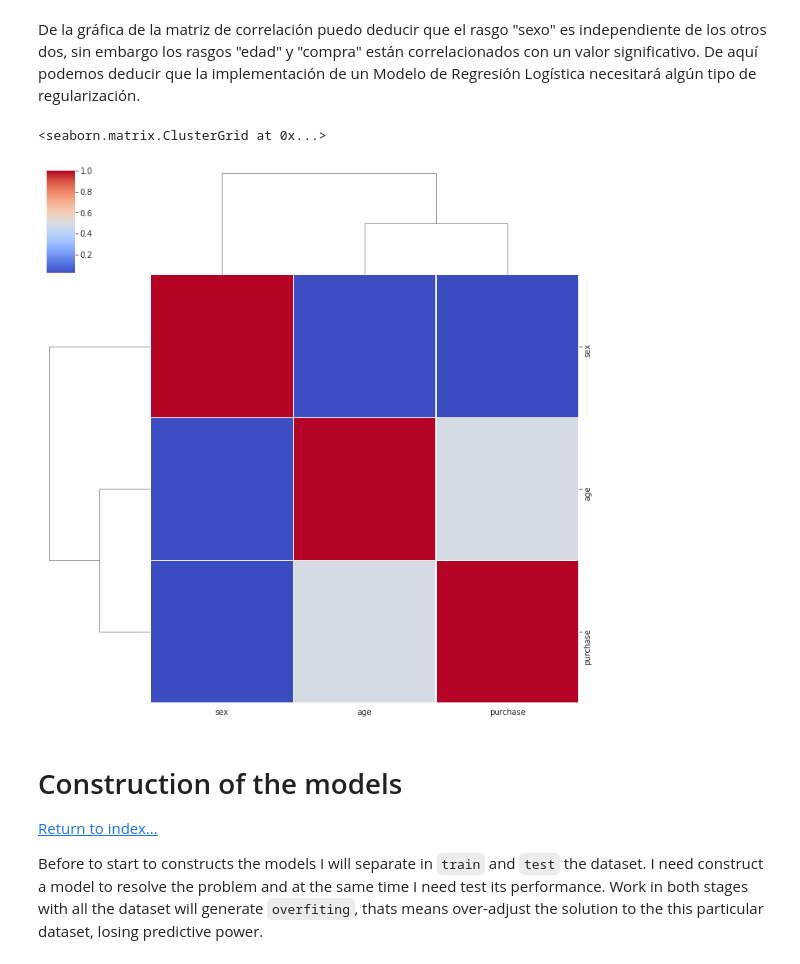
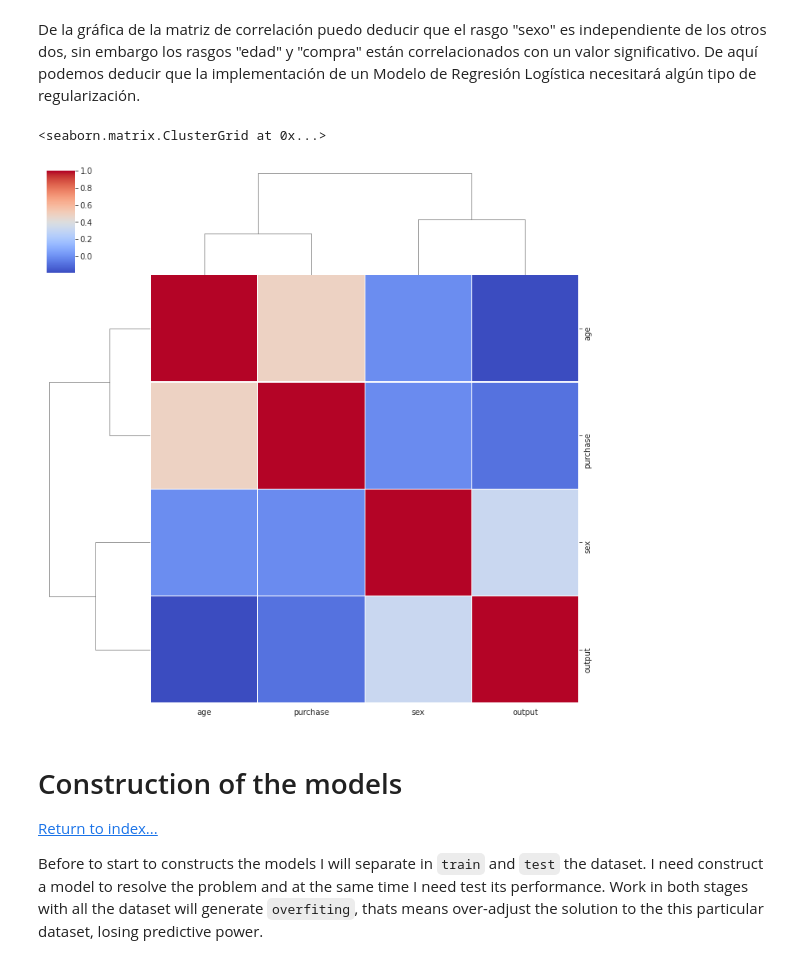
Before and after one commit to ebernatene/faire-ai, a Jupyter notebook: notebooks/FAIRE-AI.ipynb, the cells around one changed output. Cells and saved outputs as stored; diff of their text form; code cells hidden in the pictures.

```diff
--- a/notebooks/FAIRE-AI.ipynb
+++ b/notebooks/FAIRE-AI.ipynb
@@ -178,12 +178,12 @@ Text(0.5, 0.98, 'Distribution of Cases for "Female" (sex=0)')
 # %% [markdown]
 De la gráfica de la matriz de correlación puedo deducir que el rasgo "sexo" es independiente de los otros dos, sin embargo los rasgos "edad" y "compra" están correlacionados con un valor significativo. De aquí podemos deducir que la implementación de un Modelo de Regresión Logística necesitará algún tipo de regularización.
 # %%
-corr = data.drop(['output'], axis=1).corr()
+corr = data.corr()
 sns.clustermap(corr, cmap ='coolwarm', linewidths = 0.2,
                     method = 'complete')
 # %% [output]
 <seaborn.matrix.ClusterGrid at 0x...>
-[figure, old version]
+[figure, new version]
 # %% [markdown]
 # Construction of the models <a class="anchor" id="models"></a>
 
```
Also changed, not shown: parts of 24 cells of this notebook.
